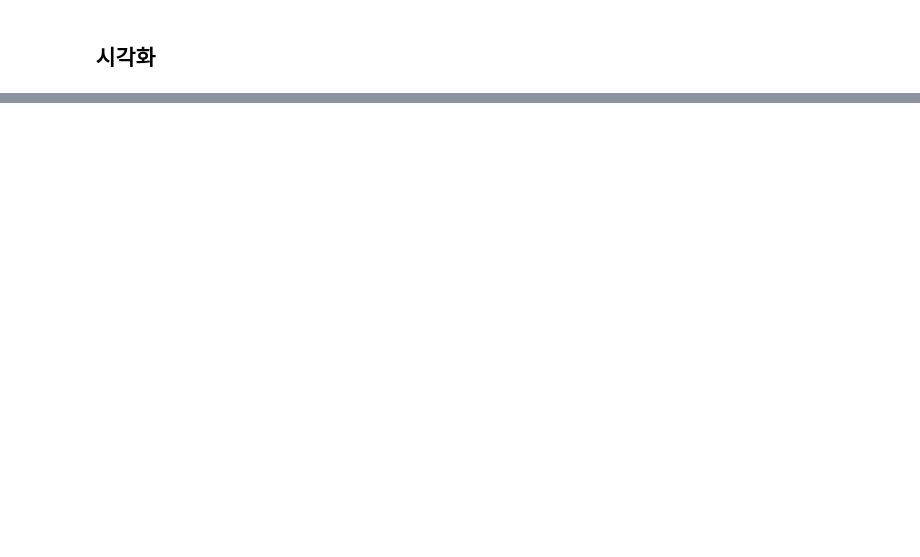
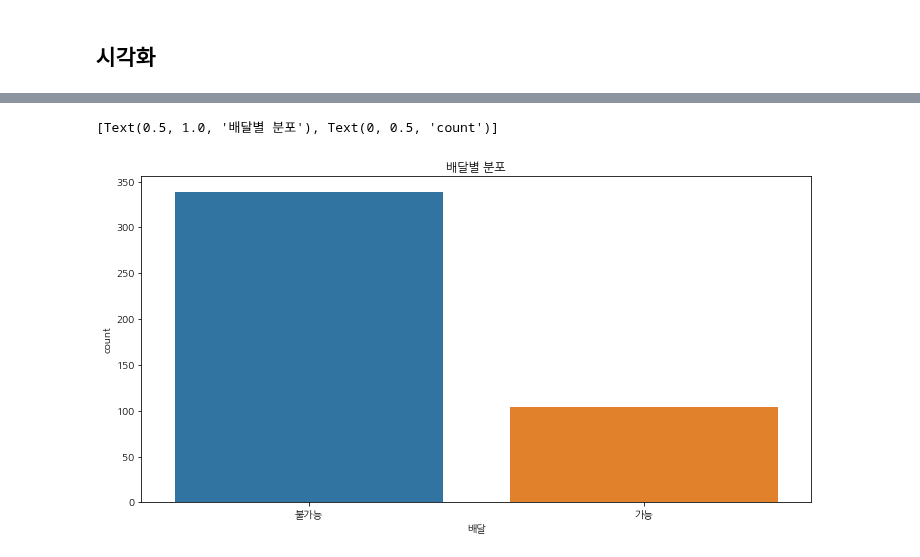
Before and after one commit to jsh0551/data_analysis_practice, a Jupyter notebook: 서울 열린데이터 광장/서울시 착한가격업소 현황.ipynb, the cells around one changed output, grey strips where cells are left out. Drawn from its saved outputs; the diff is of its cells as text; code cells hidden in the pictures; blank space fills up the shorter version.

```diff
--- a/서울 열린데이터 광장/서울시 착한가격업소 현황.ipynb
+++ b/서울 열린데이터 광장/서울시 착한가격업소 현황.ipynb
@@ -214,0 +243,7 @@ df.head()
+# %%
+sub_df = df[df['배달']!='None'].groupby(by=['배달'],as_index=False)['업소명'].count().sort_values(['업소명'],ascending=False)
+plt.figure(figsize=(12,6))
+sns.barplot(data=sub_df,x='배달',y='업소명').set(title='배달별 분포',ylabel='count')
+# %% [output]
+[Text(0.5, 1.0, '배달별 분포'), Text(0, 0.5, 'count')]
+[figure, added]
```
Also changed, not shown: parts of 10 cells of this notebook.
